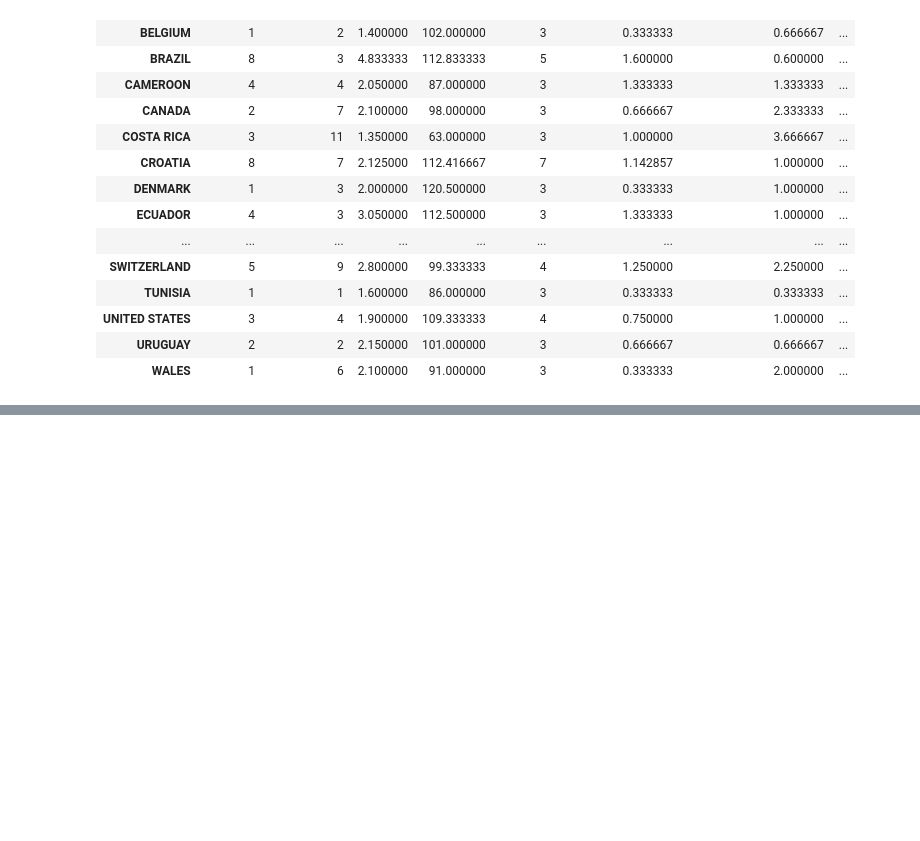
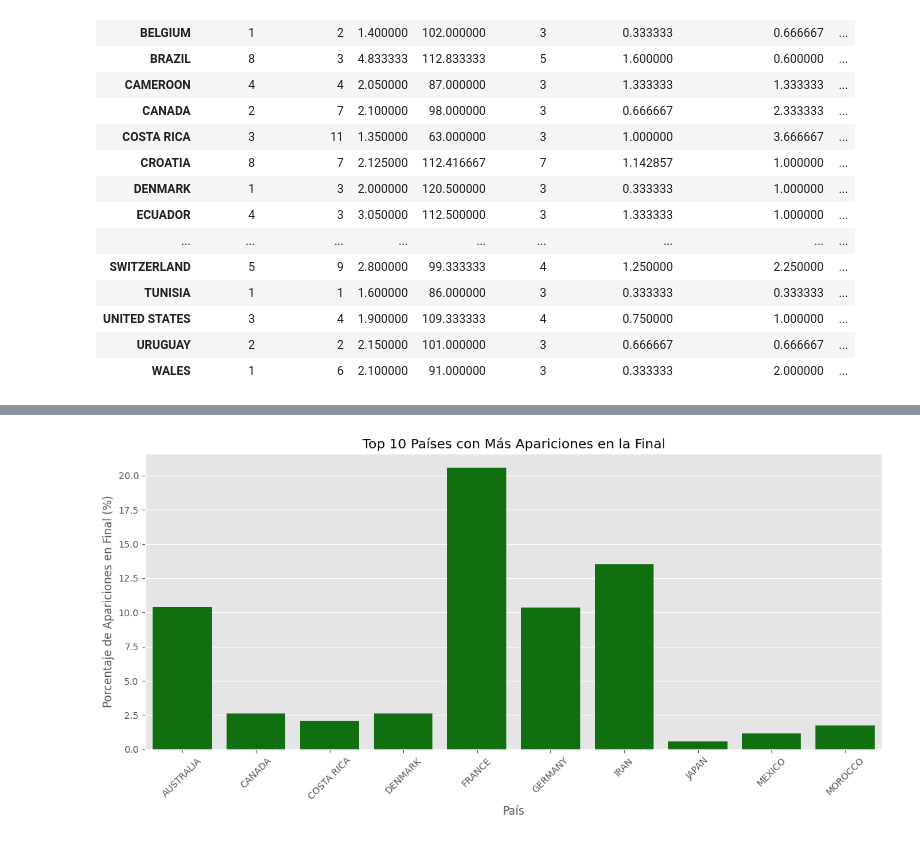
Before and after one commit to XaviAlvarado18/ModSim-Project, a Jupyter notebook: main2.ipynb, the cells around one changed output, grey strips where cells are left out. Saved outputs shown, nothing was run; the diff lists cells and outputs as text; code cells hidden in the pictures; blank space fills up the shorter version.

```diff
--- a/main2.ipynb
+++ b/main2.ipynb
@@ -317,0 +519,20 @@ Países que ganan más torneos:
+# %%
+# 2. Análisis de Finalistas
+finalistas_total = pd.concat([
+    resultados['finalista1'].value_counts(),
+    resultados['finalista2'].value_counts()
+]).reset_index()
+finalistas_total = finalistas_total.groupby('index').sum().reset_index()
+finalistas_total.columns = ['pais', 'apariciones_final']
+finalistas_total['porcentaje_final'] = finalistas_total['apariciones_final'] / 20  # 2 finalistas * 1000 torneos
+
+plt.figure(figsize=(12, 6))
+sns.barplot(data=finalistas_total.head(10), x='pais', y='porcentaje_final', color='green')
+plt.title('Top 10 Países con Más Apariciones en la Final')
+plt.xlabel('País')
+plt.ylabel('Porcentaje de Apariciones en Final (%)')
+plt.xticks(rotation=45)
+plt.tight_layout()
+plt.show()
+# %% [output]
+[figure, added]
```
Also changed, not shown: parts of 9 cells of this notebook, 1 other file.
